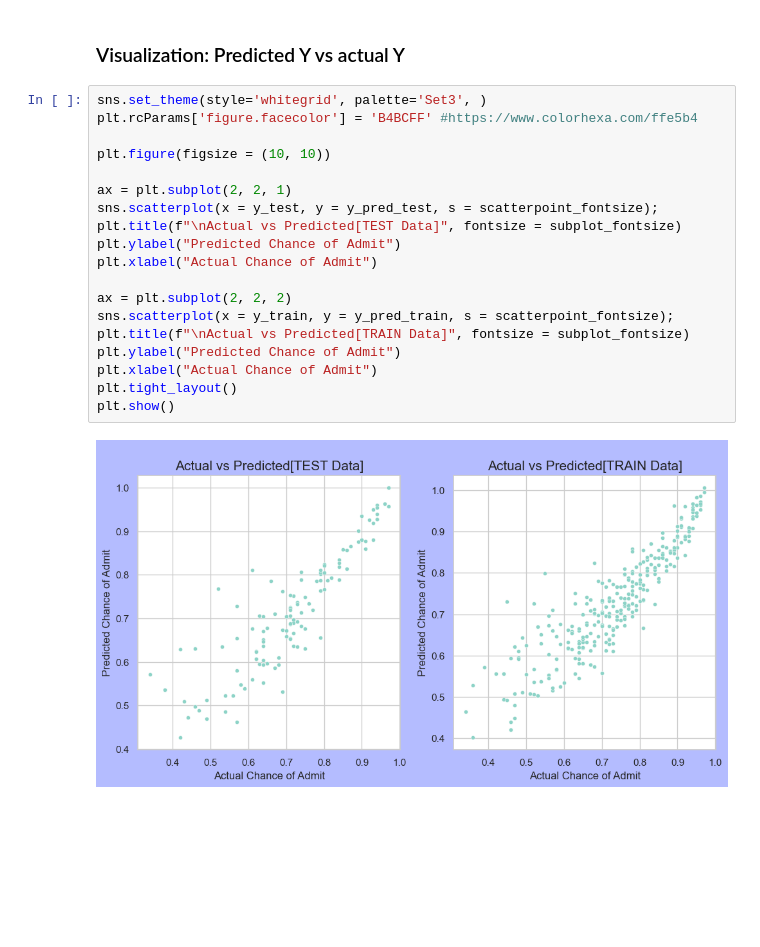
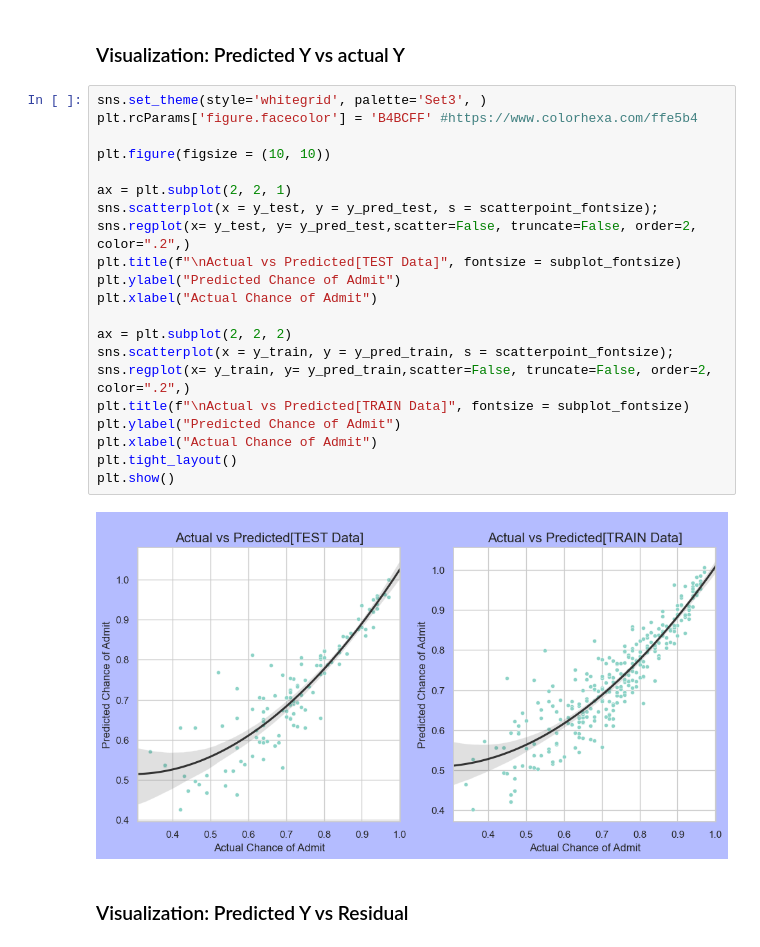
Before and after one commit to LCM-org/group6_advPython, a Jupyter notebook: multiple lr - admissions 20230215.ipynb, the cells around one changed output. Saved outputs shown, nothing was run; the diff lists cells and outputs as text; blank space fills up the shorter version.

```diff
--- a/multiple lr - admissions 20230215.ipynb
+++ b/multiple lr - admissions 20230215.ipynb
@@ -557,21 +560,25 @@ MAPE (Test): 7.83%
 # %%
 sns.set_theme(style='whitegrid', palette='Set3', )
 plt.rcParams['figure.facecolor'] = 'B4BCFF' #https://www.colorhexa.com/ffe5b4
 
 plt.figure(figsize = (10, 10))
 
 ax = plt.subplot(2, 2, 1)
 sns.scatterplot(x = y_test, y = y_pred_test, s = scatterpoint_fontsize);
+sns.regplot(x= y_test, y= y_pred_test,scatter=False, truncate=False, order=2, color=".2",)
 plt.title(f"\nActual vs Predicted[TEST Data]", fontsize = subplot_fontsize)
 plt.ylabel("Predicted Chance of Admit")
 plt.xlabel("Actual Chance of Admit")
 
 ax = plt.subplot(2, 2, 2)
 sns.scatterplot(x = y_train, y = y_pred_train, s = scatterpoint_fontsize);
+sns.regplot(x= y_train, y= y_pred_train,scatter=False, truncate=False, order=2, color=".2",)
 plt.title(f"\nActual vs Predicted[TRAIN Data]", fontsize = subplot_fontsize)
 plt.ylabel("Predicted Chance of Admit")
 plt.xlabel("Actual Chance of Admit")
 plt.tight_layout()
 plt.show()
 # %% [output]
-[figure, old version]
+[figure, new version]
+# %% [markdown]
+### Visualization: Predicted Y vs Residual
```
Also changed, not shown: parts of 17 cells of this notebook.
